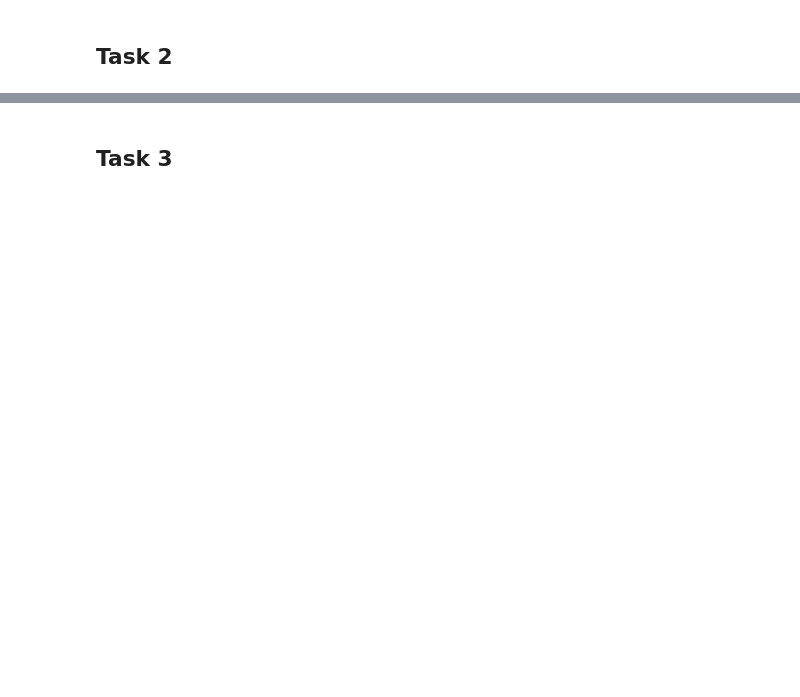
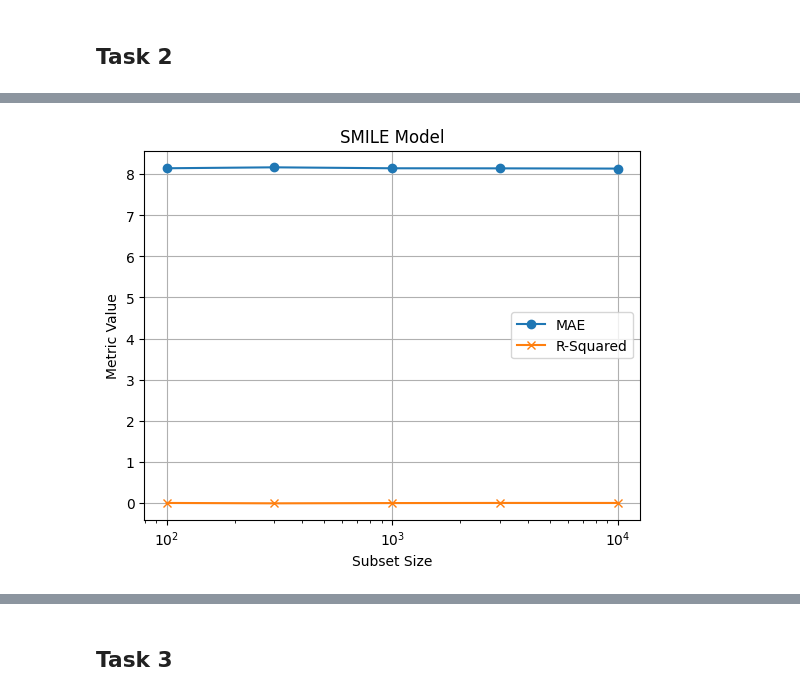
Before and after one commit to Zouu-X/DL_ass2, a Jupyter notebook: ass2_skeleton.ipynb, the cells around one changed output, grey strips where cells are left out. Saved outputs shown, nothing was run; the diff lists cells and outputs as text; code cells hidden in the pictures; blank space fills up the shorter version.

```diff
--- a/ass2_skeleton.ipynb
+++ b/ass2_skeleton.ipynb
@@ -377,0 +573,14 @@ Test (actual)     →  MSE: 0.41279 | MAE: 0.49505
+# %%
+# Smiles dataset
+train_dataset = SmilesDataset(padded, fe_tensor, train_idxes)
+val_dataset   = SmilesDataset(padded, fe_tensor, val_idxes)
+test_dataset  = SmilesDataset(padded, fe_tensor, test_idxes)
+
+BS = 128
+train_loader = DataLoader(train_dataset, batch_size=BS, shuffle=True)
+val_loader = DataLoader(val_dataset, batch_size=BS)
+test_loader = DataLoader(test_dataset, batch_size=BS)
+
+print("Train batches:", len(train_loader))
+print("Validation batches:", len(val_loader))
+print("Test batches:", len(test_loader))
@@ -377,0 +591,16 @@ Test (actual)     →  MSE: 0.41279 | MAE: 0.49505
+# %%
+# Smile
+subset_sizes = [100, 300, 1000, 3000, 10000]
+smiles_res   = {"size": [], "mae": [], "r2": []}
+
+for n in subset_sizes:
+    print(f"\nSMILES - {n}")
+    train_dl = sample_subset_loader(train_idxes, n, smiles_data, fe_tensor, token_to_idx)
+    val_dl   = sample_subset_loader(val_idxes, min(len(val_idxes), 1000), smiles_data, fe_tensor, token_to_idx)
+
+    model_s = SMILESEnergyPredictor(vocab_size=len(token_to_idx)).to(device)
+    train_smiles_model(model_s, train_dl, val_dl, epochs=10)
+
+    mae, r2 = evaluate_smiles(model_s, test_loader, mu, std)
+    smiles_res["size"].append(n); smiles_res["mae"].append(mae); smiles_res["r2"].append(r2)
+    print(f"→ MAE={mae:.3f} | R-SQUARED={r2:.3f}")
@@ -377,0 +624,9 @@ Test (actual)     →  MSE: 0.41279 | MAE: 0.49505
+# %%
+plt.figure()
+plt.plot(smiles_res["size"], smiles_res["mae"], marker='o',  label="MAE")
+plt.plot(smiles_res["size"], smiles_res["r2"],  marker='x',  label="R-Squared")
+plt.xscale("log"); plt.xlabel("Subset Size")
+plt.ylabel("Metric Value"); plt.title("SMILE Model")
+plt.grid(True); plt.legend(); plt.show()
+# %% [output]
+[figure, added]
```
Also changed, not shown: parts of 30 cells of this notebook, 1 other file.
